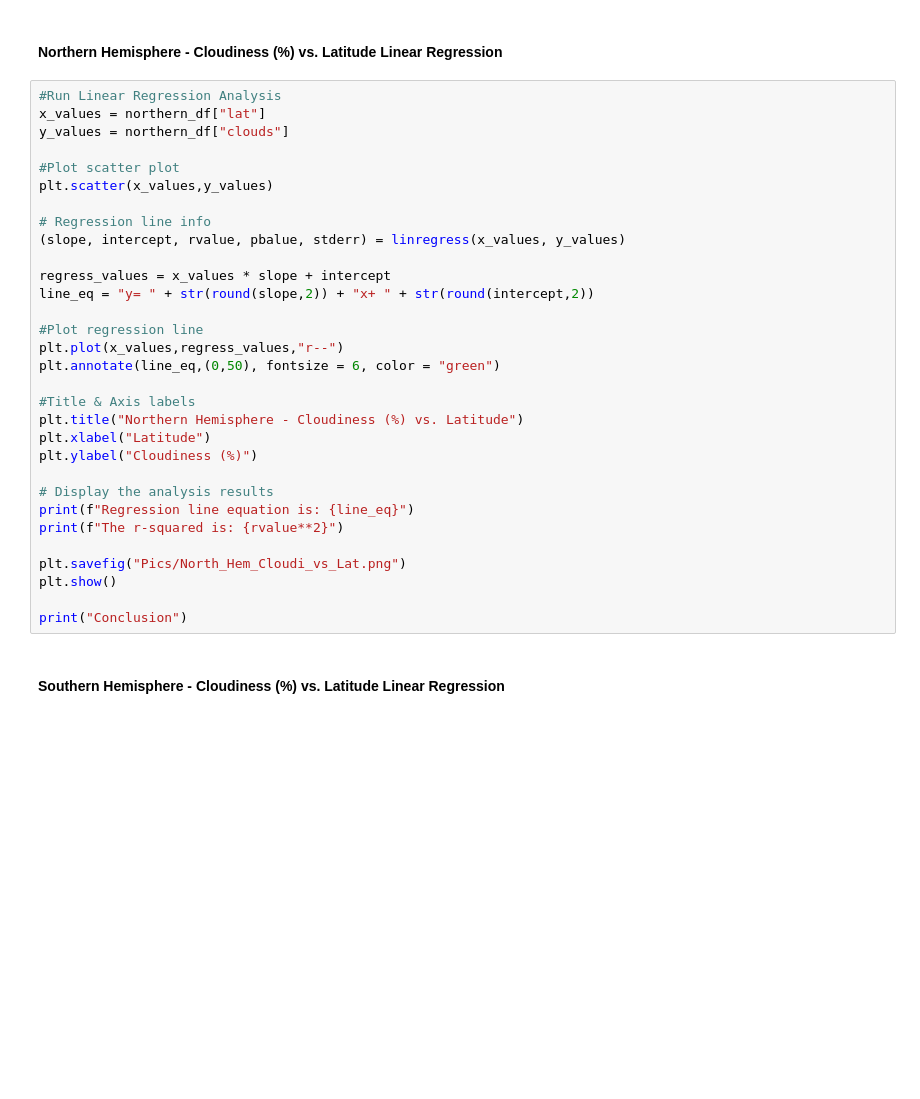
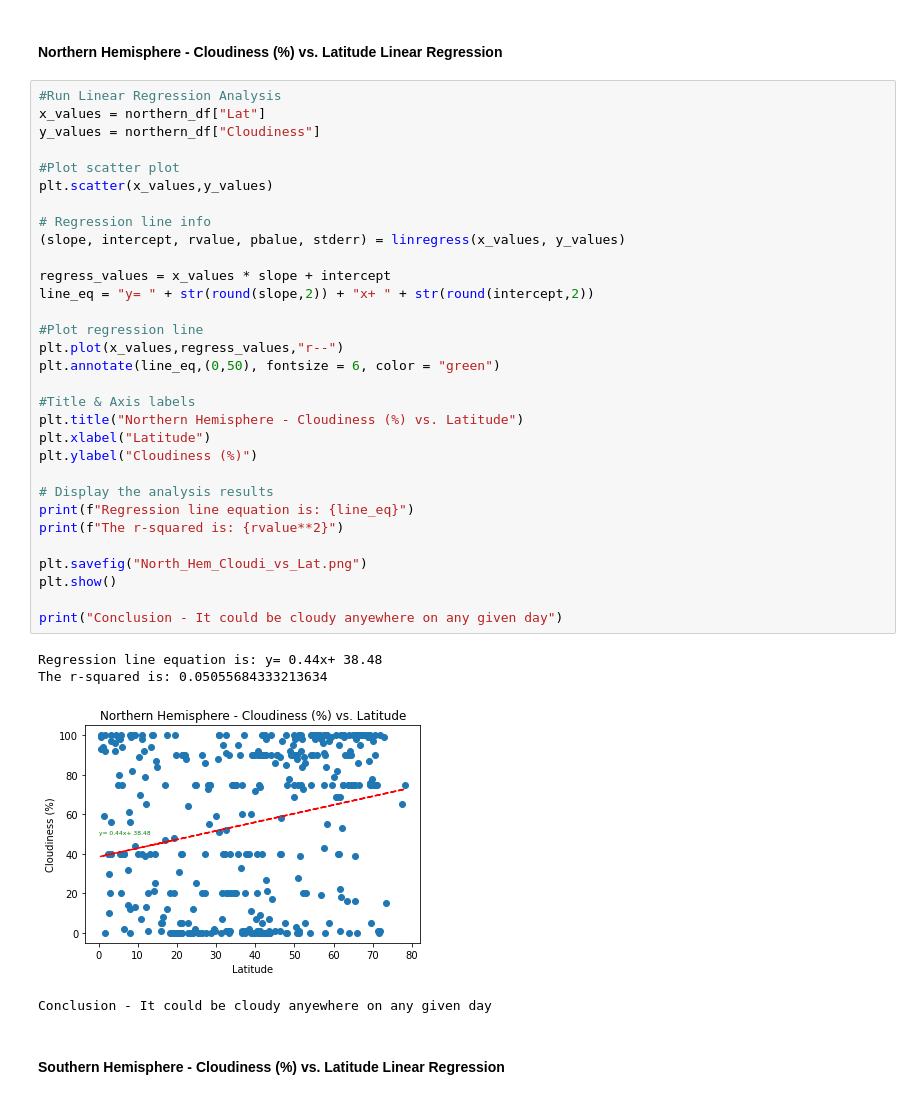
Before and after one commit to FLtoCOTransplant/api_challenge, a Jupyter notebook: weatherpy/WeatherPy.ipynb, the cells around one changed output. Saved outputs shown, nothing was run; the diff lists cells and outputs as text; blank space fills up the shorter version.

```diff
--- a/weatherpy/WeatherPy.ipynb
+++ b/weatherpy/WeatherPy.ipynb
@@ -373,35 +388,40 @@ print("conclusion")
 ####  Northern Hemisphere - Cloudiness (%) vs. Latitude Linear Regression
 # %%
 #Run Linear Regression Analysis
-x_values = northern_df["lat"]
-y_values = northern_df["clouds"]
+x_values = northern_df["Lat"]
+y_values = northern_df["Cloudiness"]
 
 #Plot scatter plot
 plt.scatter(x_values,y_values)
 
 # Regression line info
 (slope, intercept, rvalue, pbalue, stderr) = linregress(x_values, y_values)
 
 regress_values = x_values * slope + intercept
 line_eq = "y= " + str(round(slope,2)) + "x+ " + str(round(intercept,2))
 
 #Plot regression line
 plt.plot(x_values,regress_values,"r--")
 plt.annotate(line_eq,(0,50), fontsize = 6, color = "green")
 
 #Title & Axis labels
 plt.title("Northern Hemisphere - Cloudiness (%) vs. Latitude")
 plt.xlabel("Latitude")
 plt.ylabel("Cloudiness (%)")
 
 # Display the analysis results
 print(f"Regression line equation is: {line_eq}")
 print(f"The r-squared is: {rvalue**2}")
 
-plt.savefig("Pics/North_Hem_Cloudi_vs_Lat.png")
+plt.savefig("North_Hem_Cloudi_vs_Lat.png")
 plt.show()
 
-print("Conclusion")
+print("Conclusion - It could be cloudy anyewhere on any given day")
+# %% [output]
+Regression line equation is: y= 0.44x+ 38.48
+The r-squared is: 0.05055684333213634
+[figure, added]
+Conclusion - It could be cloudy anyewhere on any given day
 # %% [markdown]
 ####  Southern Hemisphere - Cloudiness (%) vs. Latitude Linear Regression
 # %%
```
Also changed, not shown: parts of 7 cells of this notebook, 6 other files.
